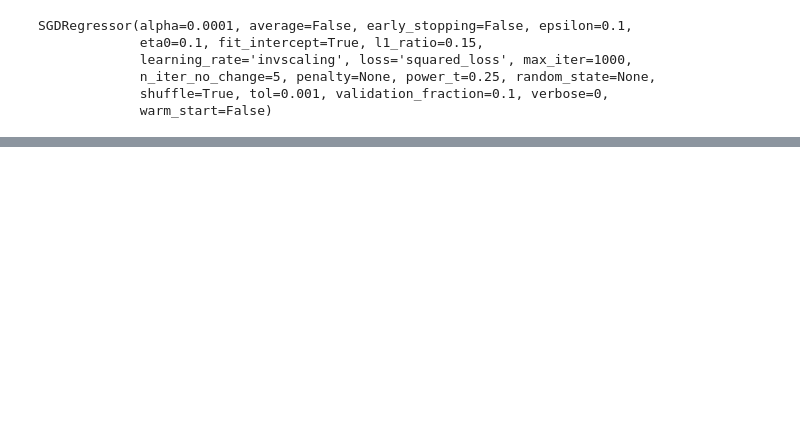
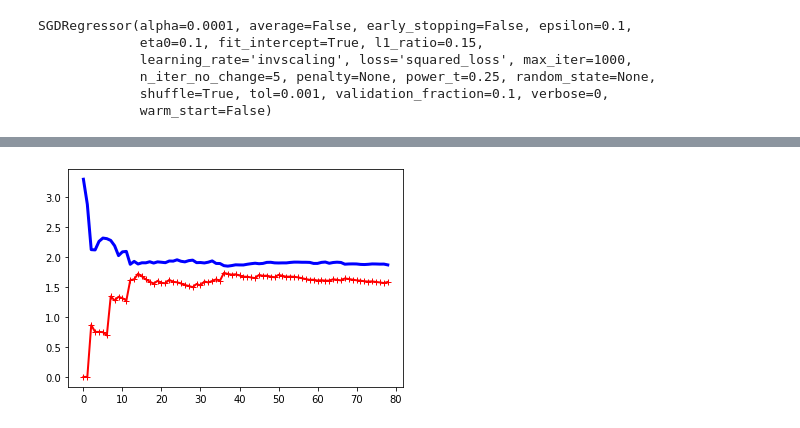
Before and after one commit to bencouser/hands_on_ai, a Jupyter notebook: training_models.ipynb, the cells around one changed output, grey strips where cells are left out. Saved outputs shown, nothing was run; the diff lists cells and outputs as text; code cells hidden in the pictures; blank space fills up the shorter version.

Commit message:
Add files via upload
finishing what I care to look at in chapter 4, a very good section that explains the basic sklearn algorithms from scratch.

```diff
--- a/training_models.ipynb
+++ b/training_models.ipynb
@@ -180,2 +180,32 @@ lin_reg.intercept_, lin_reg.coef_
 # %%
 # our model predicted y = (0.517...)x^2 + (0.979...)x + 1.879...
+# %%
+# Learning Curves
+
+# we can over or under fit a model. In C2 we used a cross-validation to get an estimate on the models generalization
+# performance. If the model performs well on training but badly on test then it is overfitted. If it is bad
+# on both then it is an underfitting
+
+# another way to check the model is with leaning curves: these are plots of the models performance on the training
+# set and the validation set as a function of training set size. To generate the plots train the model several times on
+# different sized subsets of the training sets
+
+from sklearn.metrics import mean_squared_error
+from sklearn.model_selection import train_test_split
+
+def plot_learning_curves(model, X, y):
+    X_train, X_val, y_train, y_val = train_test_split(X, y, test_size=0.2)
+    train_errors, val_errors = [], []
+    for m in range(1, len(X_train)):
+        model.fit(X_train[:m], y_train[:m])
+        y_train_predict = model.predict(X_train[:m])
+        y_val_predict = model.predict(X_val)
+        train_errors.append(mean_squared_error(y_train[:m], y_train_predict))
+        val_errors.append(mean_squared_error(y_val, y_val_predict))
+    plt.plot(np.sqrt(train_errors), "r-+", linewidth=2, label="train")
+    plt.plot(np.sqrt(val_errors), "b-", linewidth=3, label="val")
+# %%
+lin_reg = LinearRegression()
+plot_learning_curves(lin_reg, X, y)
+# %% [output]
+[figure, added]
```
Also changed, not shown: parts of 25 cells of this notebook.
